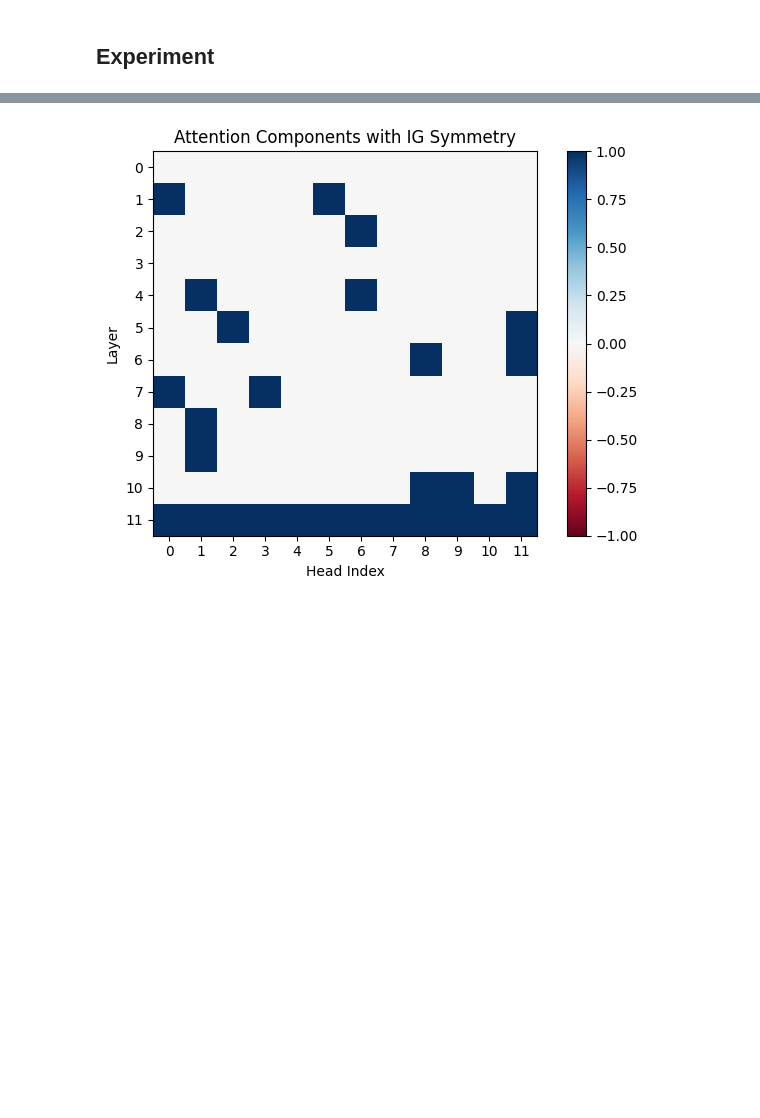
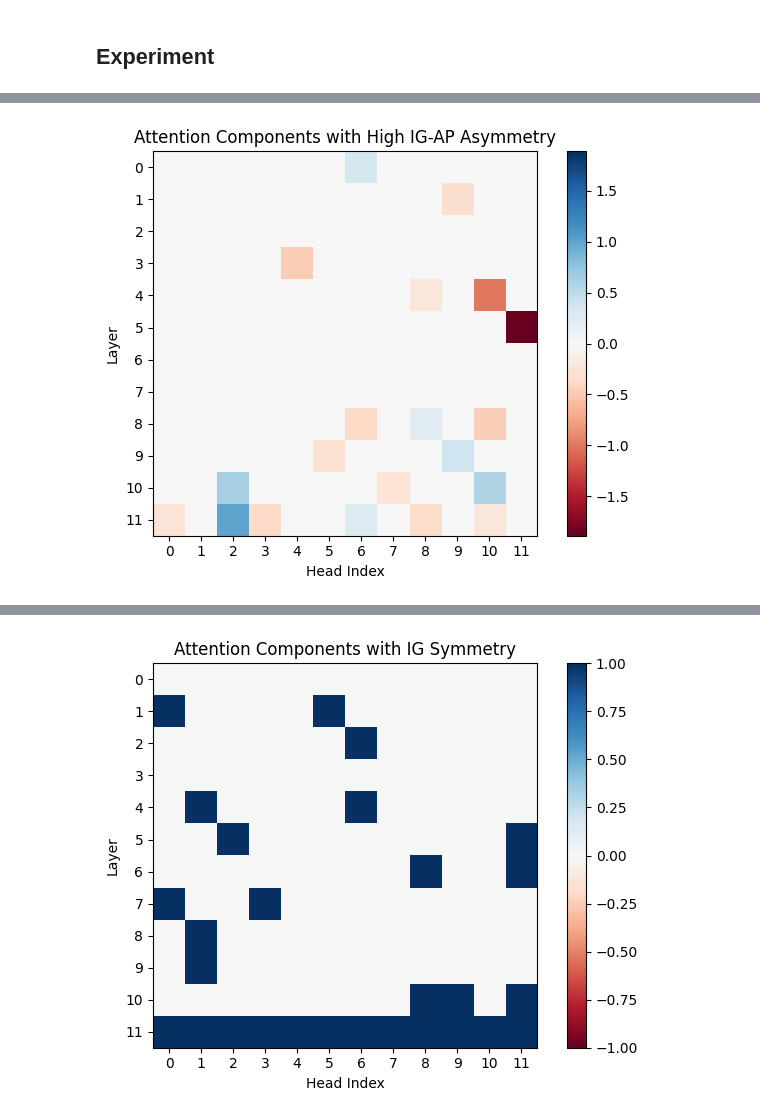
Before and after one commit to mwmlo/gradient_causal_knowledge, a Jupyter notebook: 9 - Latent Symmetry Components.ipynb, the cells around one changed output, grey strips where cells are left out. Saved outputs shown, nothing was run; the diff lists cells and outputs as text; code cells hidden in the pictures; blank space fills up the shorter version.

```diff
--- a/9 - Latent Symmetry Components.ipynb
+++ b/9 - Latent Symmetry Components.ipynb
@@ -96,6 +104,10 @@ ig_ap_mlp_asymmetry = asymmetry_score(ig_corrupt_clean_mlp, ap_corrupt_clean_mlp
 
 ig_ap_attn = highlight_components(ig_ap_attn_asymmetry, 0.8)[0]
 ig_ap_mlp = highlight_components(ig_ap_mlp_asymmetry, 0.8)[0]
+# %%
+plot_attn((ig_ap_attn * ig_ap_attn_asymmetry)[0], model, title="Attention Components with High IG-AP Asymmetry")
+# %% [output]
+[figure, added]
 # %%
 plot_attn(ig_ap_attn[0].int(), model, title="Attention Components with IG/AP Asymmetry")
 # %% [output]
```
Also changed, not shown: parts of 3 cells of this notebook, 11 other files.
